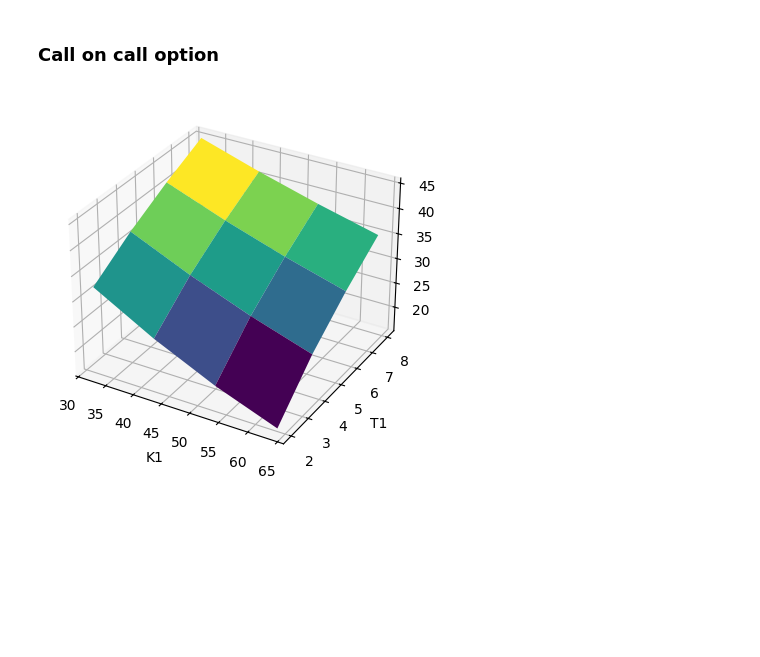
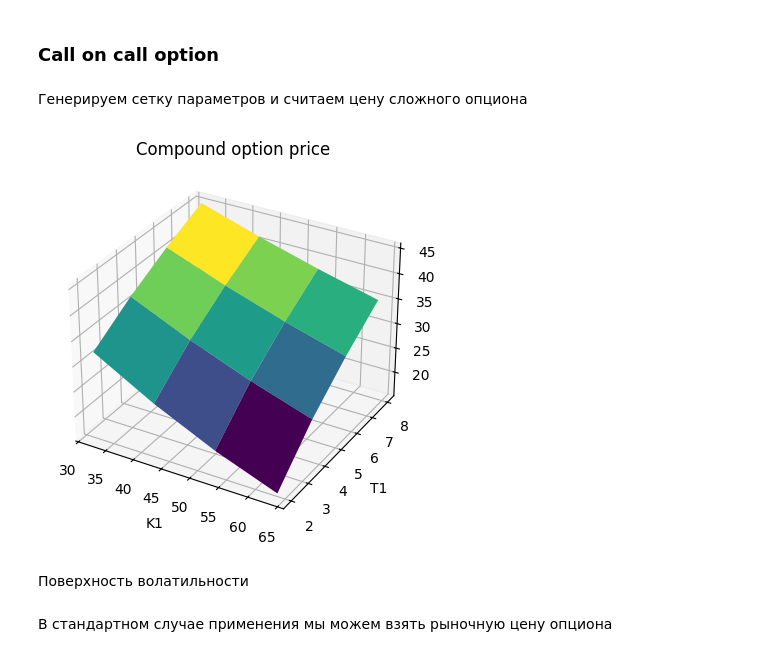
Before and after one commit to astatarinov/university, a Jupyter notebook: risk simulation/solution.ipynb, the cells around one changed output. Cells and saved outputs as stored; diff of their text form; code cells hidden in the pictures; blank space fills up the shorter version.

```diff
--- a/risk simulation/solution.ipynb
+++ b/risk simulation/solution.ipynb
@@ -85,7 +85,9 @@ print(f"Текущая стоимость собственного капита
 def calculate_S_star(K1, K2, T1, T2, r, sigma, low=1e-6, high=1e6, tol=1e-8):
     """
     S^* - такая цена акции, при которой стоимость базового опциона (underlying option)
-    равна K1 в момент времени T1,
+    равна K1 в момент времени T1
+
+    Поиск осуществляется с помощью метода бисекции.
     """
     target = K1
     for _ in range(200):
@@ -133,6 +135,8 @@ def compound_call_price(S, K1, K2, T1, T2, r, sigma, t=0):
         - K1 * np.exp(-r * (T1 - t)) * norm.cdf(a2)
     )
     return price
+# %% [markdown]
+Генерируем сетку параметров и считаем цену сложного опциона
 # %%
 V0 = 100
 D = K2 = 70
@@ -170,36 +174,34 @@ flatten_array = [
 # %%
-# Преобразуем плоский массив в numpy array
 flatten_array = np.array(flatten_array)
 
-# Извлекаем значения для K1, T1 и prices
+# Создаем сетку для K1 и T1
 K1_values = flatten_array[:, 0]
 T1_values = flatten_array[:, 1]
 prices_values = flatten_array[:, 2]
 
-# Создаем сетку для K1 и T1
 K1_grid, T1_grid = np.meshgrid(np.unique(K1_values), np.unique(T1_values))
 
-# Инициализируем массив для prices
+# массив prices
 prices_grid = np.zeros_like(K1_grid)
-
-# Заполняем массив prices
 for i, K1 in enumerate(np.unique(K1_values)):
     for j, T1 in enumerate(np.unique(T1_values)):
         prices_grid[j, i] = compound_call_price(V0, K1, K2, T1, T2, r, sigma)
 
-# Создаем 3D график
+# Строим поверхность
 fig = plt.figure()
 ax = fig.add_subplot(111, projection='3d')
-
-# Строим поверхность
 ax.plot_surface(K1_grid, T1_grid, prices_grid, cmap='viridis')
 
 # Устанавливаем метки осей
 ax.set_xlabel('K1')
 ax.set_ylabel('T1')
 ax.set_zlabel('Price')
+ax.set_title('Compound option price')
 
-# Показываем график
 plt.show()
 # %% [output]
-[figure, old version]
+[figure, new version]
+# %% [markdown]
+Поверхность волатильности
+# %% [markdown]
+В стандартном случае применения мы можем взять рыночную цену опциона
```
Also changed, not shown: parts of 2 cells of this notebook.
